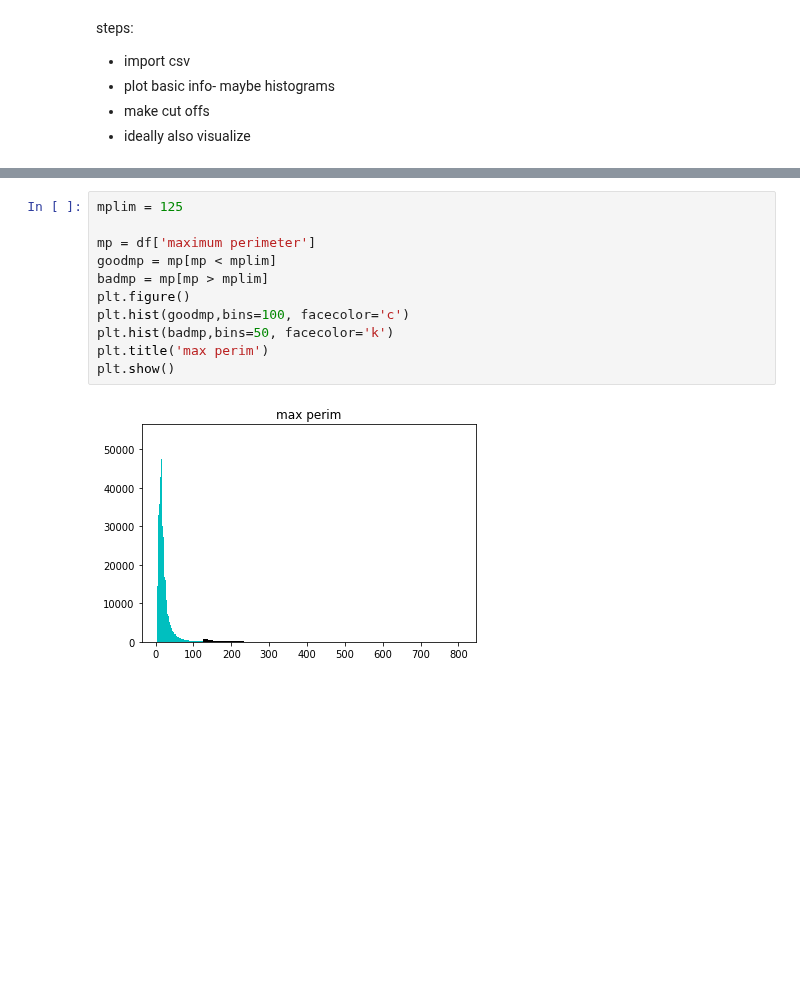
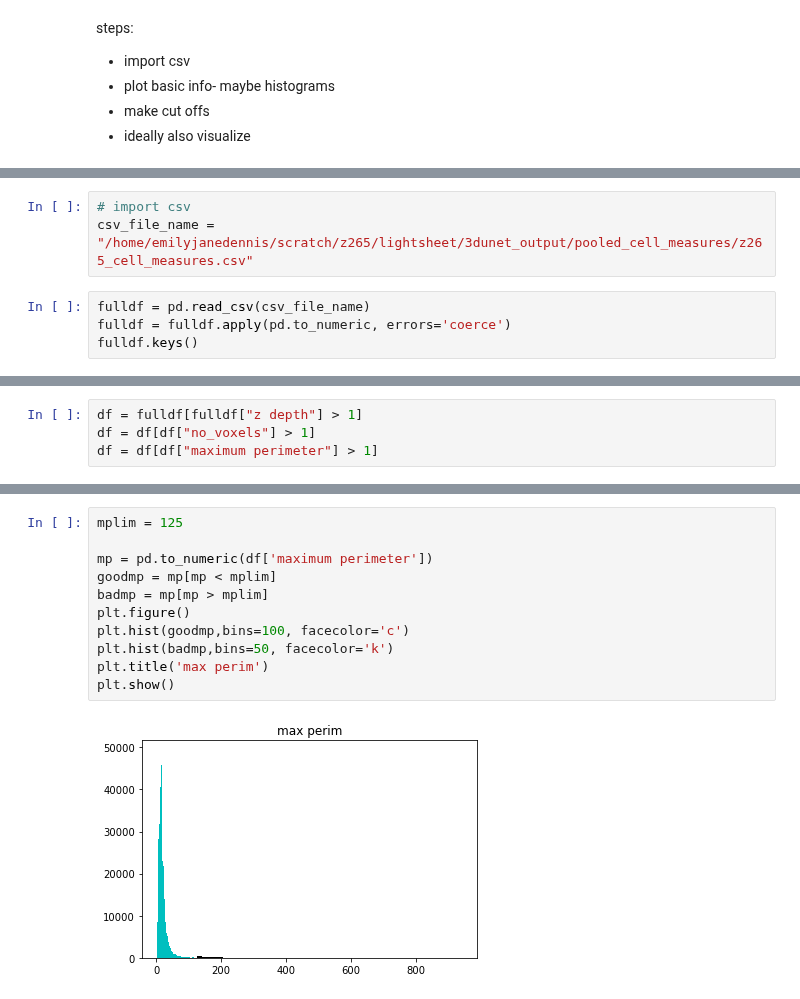
Before and after one commit to PrincetonUniversity/BrainPipe, a Jupyter notebook: tools/conv_net/20200818_cellcounter_stats.ipynb, the cells around one changed output, grey strips where cells are left out. Cells and saved outputs as stored; diff of their text form; blank space fills up the shorter version.

```diff
--- a/tools/conv_net/20200818_cellcounter_stats.ipynb
+++ b/tools/conv_net/20200818_cellcounter_stats.ipynb
@@ -21,0 +12,7 @@ Index(['Unnamed: 0', 'Unnamed: 0.1', 'intensity', 'maximum perimeter',
+# %%
+# import csv
+csv_file_name = "/home/emilyjanedennis/scratch/z265/lightsheet/3dunet_output/pooled_cell_measures/z265_cell_measures.csv"
+# %%
+fulldf = pd.read_csv(csv_file_name)
+fulldf = fulldf.apply(pd.to_numeric, errors='coerce')
+fulldf.keys()
@@ -22,3 +23,7 @@ Index(['Unnamed: 0', 'Unnamed: 0.1', 'intensity', 'maximum perimeter',
+# %%
+df = fulldf[fulldf["z depth"] > 1]
+df = df[df["no_voxels"] > 1]
+df = df[df["maximum perimeter"] > 1]
 # %%
 zlim = 10
 
@@ -65,13 +71,13 @@ plt.show()
 # %%
 mplim = 125
 
-mp = df['maximum perimeter']
+mp = pd.to_numeric(df['maximum perimeter'])
 goodmp = mp[mp < mplim]
 badmp = mp[mp > mplim]
 plt.figure()
 plt.hist(goodmp,bins=100, facecolor='c')
 plt.hist(badmp,bins=50, facecolor='k')
 plt.title('max perim')
 plt.show()
 # %% [output]
-[figure, old version]
+[figure, new version]
```
Also changed, not shown: parts of 13 cells of this notebook, 2 other files.
